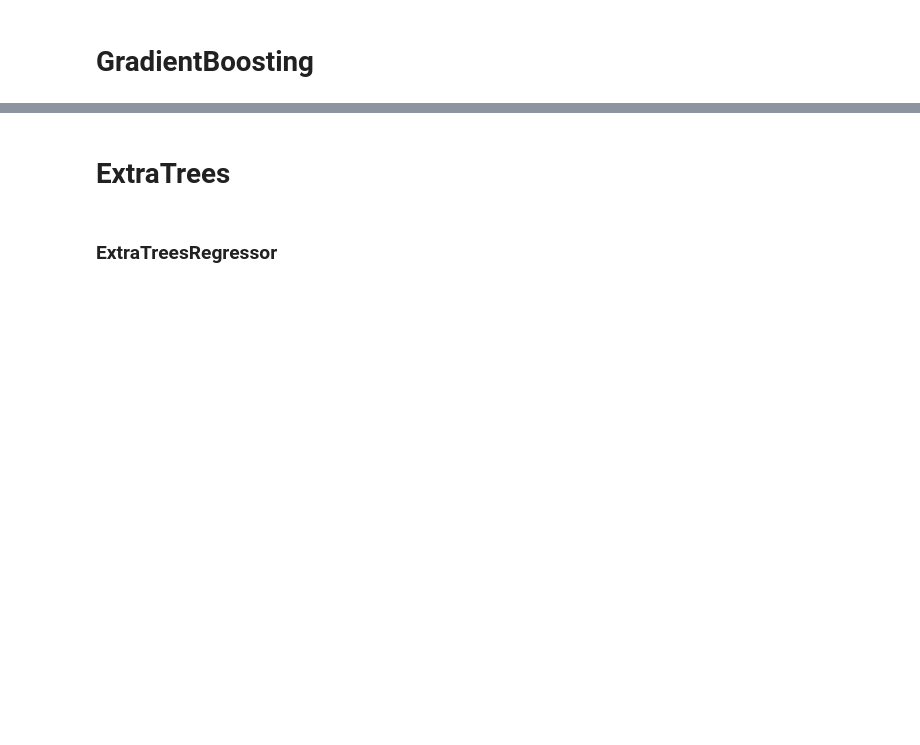
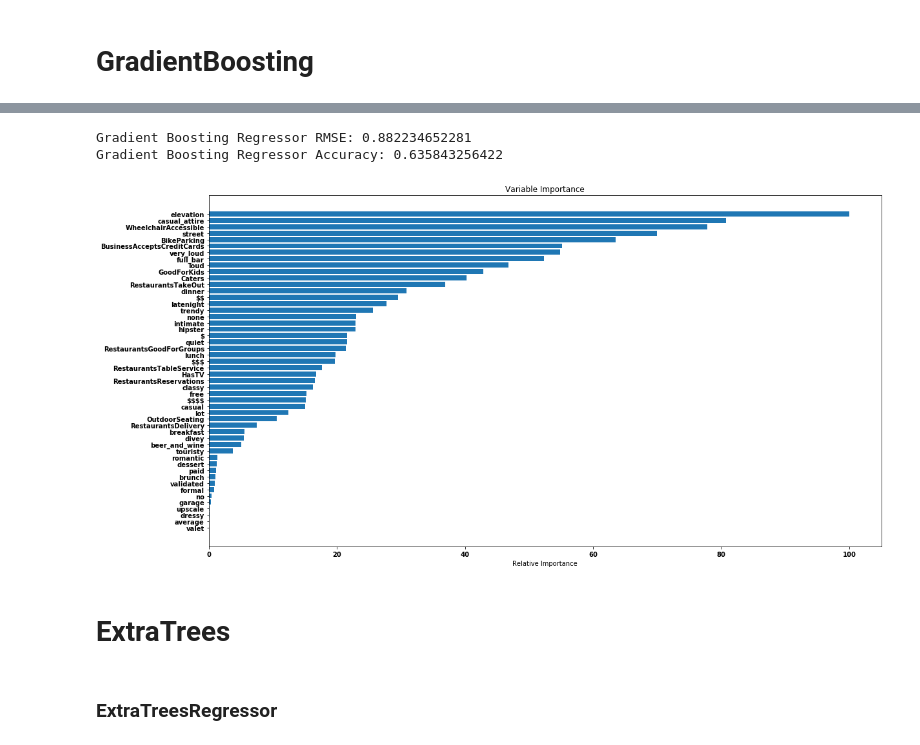
Before and after one commit to Coldsp33d/Yelp-Challenge-2018, a Jupyter notebook: ensemble_models.ipynb, the cells around one changed output, grey strips where cells are left out. Saved outputs shown, nothing was run; the diff lists cells and outputs as text; code cells hidden in the pictures; blank space fills up the shorter version.

Commit message:
Implemented Gradient Boosting

```diff
--- a/ensemble_models.ipynb
+++ b/ensemble_models.ipynb
@@ -73,0 +76,7 @@ X, y
+# %%
+from sklearn import ensemble
+params = {'n_estimators': 500, 'max_depth': 4, 'min_samples_split': 2,
+          'learning_rate': 0.01, 'loss': 'ls'}
+clf = ensemble.GradientBoostingRegressor(**params)
+
+clf.fit(X_train, y_train)
@@ -74,3 +91,29 @@ X, y
+# %%
+preds = clf.predict(X_test)
+rmse = mean_squared_error(y_test, preds) ** 2
+print('Gradient Boosting Regressor RMSE:', mean_squared_error(preds, y_test) ** .5)
+print('Gradient Boosting Regressor Accuracy:', (np.abs(preds - y_test.ravel()) <= 0.75).mean())
+# %% [output]
+Gradient Boosting Regressor RMSE: 0.882234652281
+Gradient Boosting Regressor Accuracy: 0.635843256422
+# %%
+plt.rc('font', **font)
+feature_headers = np.array([w.replace('$', '\$') for w in df.columns.values.tolist()])
+feature_importance = clf.feature_importances_
+# make importances relative to max importance
+feature_importance = 100.0 * (feature_importance / feature_importance.max())
+sorted_idx = np.argsort(feature_importance)
+pos = np.arange(sorted_idx.shape[0]) + .5
+plt.subplot(1, 2, 2)
+plt.barh(pos, feature_importance[sorted_idx], align='center')
+plt.yticks(pos, feature_headers[sorted_idx])
+plt.xlabel('Relative Importance')
+plt.title('Variable Importance')
+plt.rcParams["figure.figsize"] = (50, 10)
+plt.axis('scaled')
+plt.show()
+# %% [output]
+[figure, added]
 # %% [markdown]
 # ExtraTrees
 # %% [markdown]
```
Also changed, not shown: parts of 6 cells of this notebook.
